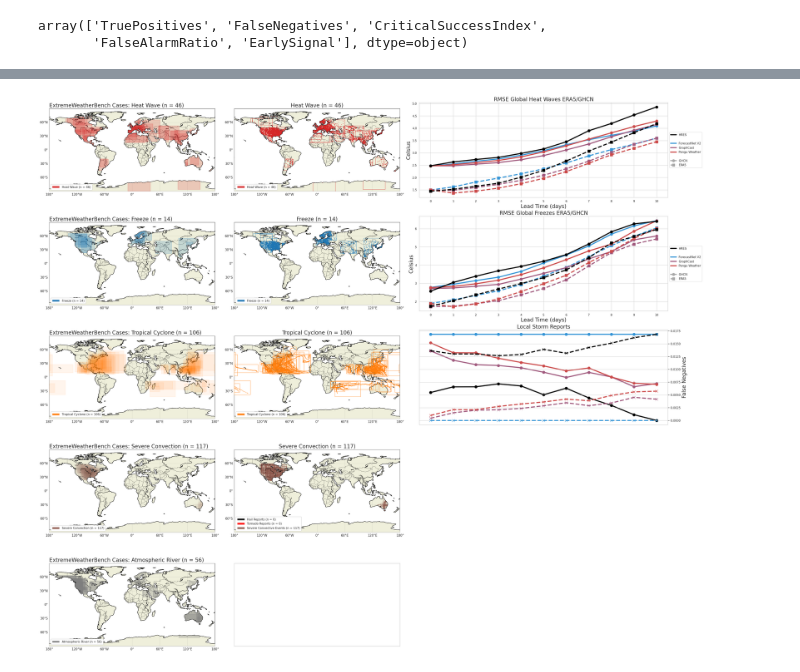
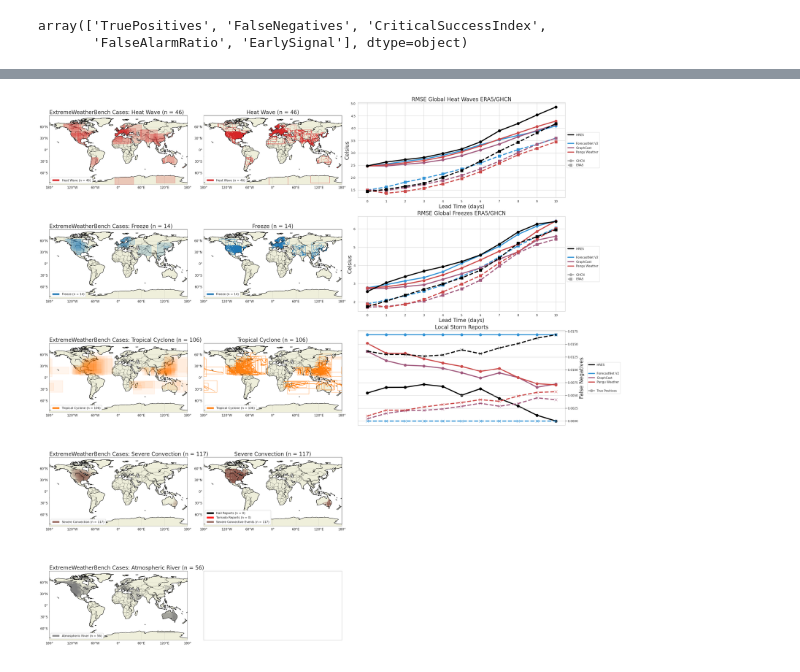
Before and after one commit to amymcgovern/extreme-weather-bench-paper, a Jupyter notebook: src/plots/figure1.ipynb, the cells around one changed output, grey strips where cells are left out. Cells and saved outputs as stored; diff of their text form; code cells hidden in the pictures.

```diff
--- a/src/plots/figure1.ipynb
+++ b/src/plots/figure1.ipynb
@@ -260,7 +260,7 @@ from matplotlib.gridspec import GridSpec
 
 n_rows = 5
 n_cols = 3
-figsize = (12 * n_cols, 6 * n_rows)
+figsize = (10 * n_cols, 6 * n_rows)
 print(figsize)
 
 # Create figure first
@@ -401,17 +401,17 @@ fig.savefig(basepath + "saved_data/figure1.png", dpi=600)
 plotting the cases for each event type
 Error stacking sparse data for 36 from dimensions latitude, longitude: module 'extremeweatherbench.utils' has no attribute 'stack_sparse_data_from_dims'. This is likely because the data is not availab ...
 Error stacking sparse data for 37 from dimensions latitude, longitude: module 'extremeweatherbench.utils' has no attribute 'stack_sparse_data_from_dims'. This is likely because the data is not availab ...
 Error stacking sparse data for 38 from dimensions latitude, longitude: module 'extremeweatherbench.utils' has no attribute 'stack_sparse_data_from_dims'. This is likely because the data is not availab ...
 Error stacking sparse data for 39 from dimensions latitude, longitude: module 'extremeweatherbench.utils' has no attribute 'stack_sparse_data_from_dims'. This is likely because the data is not availab ...
 Error stacking sparse data for 40 from dimensions latitude, longitude: module 'extremeweatherbench.utils' has no attribute 'stack_sparse_data_from_dims'. This is likely because the data is not availab ...
 Error stacking sparse data for 41 from dimensions latitude, longitude: module 'extremeweatherbench.utils' has no attribute 'stack_sparse_data_from_dims'. This is likely because the data is not availab ...
 Error stacking sparse data for 42 from dimensions latitude, longitude: module 'extremeweatherbench.utils' has no attribute 'stack_sparse_data_from_dims'. This is likely because the data is not availab ...
 Error stacking sparse data for 43 from dimensions latitude, longitude: module 'extremeweatherbench.utils' has no attribute 'stack_sparse_data_from_dims'. This is likely because the data is not availab ...
 Error stacking sparse data for 44 from dimensions latitude, longitude: module 'extremeweatherbench.utils' has no attribute 'stack_sparse_data_from_dims'. This is likely because the data is not availab ...
 Error stacking sparse data for 45 from dimensions latitude, longitude: module 'extremeweatherbench.utils' has no attribute 'stack_sparse_data_from_dims'. This is likely because the data is not availab ...
 ... (103 lines left out)
 Error stacking sparse data for 336 from dimensions latitude, longitude: module 'extremeweatherbench.utils' has no attribute 'stack_sparse_data_from_dims'. This is likely because the data is not availa ...
 Error stacking sparse data for 337 from dimensions latitude, longitude: module 'extremeweatherbench.utils' has no attribute 'stack_sparse_data_from_dims'. This is likely because the data is not availa ...
 Error stacking sparse data for 338 from dimensions latitude, longitude: module 'extremeweatherbench.utils' has no attribute 'stack_sparse_data_from_dims'. This is likely because the data is not availa ...
 Error stacking sparse data for 339 from dimensions latitude, longitude: module 'extremeweatherbench.utils' has no attribute 'stack_sparse_data_from_dims'. This is likely because the data is not availa ...
-[figure, old version]
+[figure, new version]
```
Also changed, not shown: parts of 2 cells of this notebook, 2 other files.
